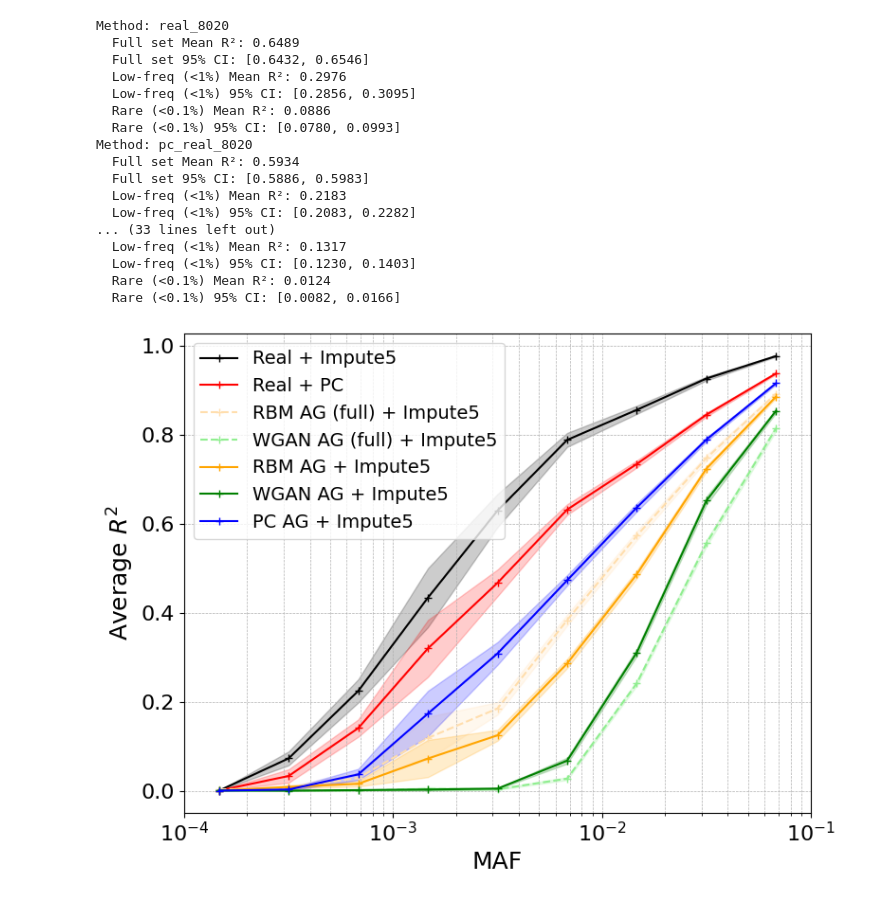
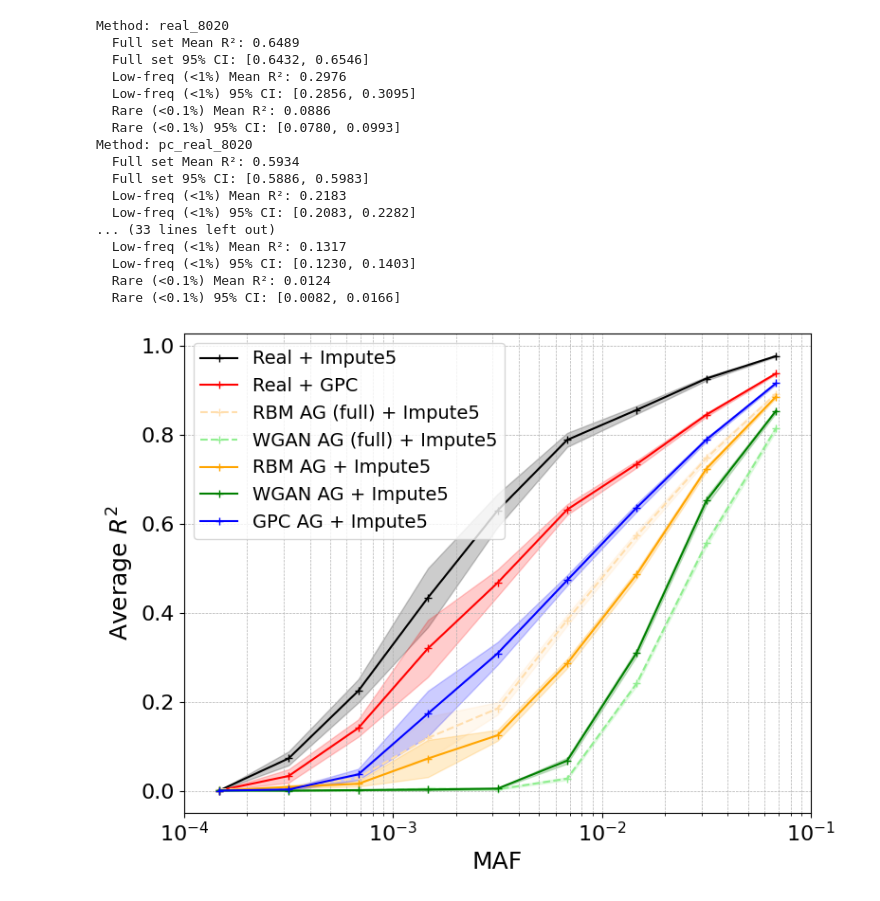
Before and after one commit to sriramlab/GPC, a Jupyter notebook: plots/impute/plot.ipynb, the cells around one changed output. Cells and saved outputs as stored; diff of their text form; code cells hidden in the pictures.

Commit message:
Update figure legends and add param files

```diff
--- a/plots/impute/plot.ipynb
+++ b/plots/impute/plot.ipynb
@@ -2,6 +2,8 @@
 import numpy as np
 import pandas as pd
 import matplotlib.pyplot as plt
+
+my_method_name = "GPC"
 
 # --- Settings ---
 num_bins = 9
@@ -12,8 +14,8 @@ all_methods = ['real_8020', 'pc_real_8020', 'rbm_full', 'wgan_full', 'rbm_8020',
 all_colors = ['black', 'r', 'navajowhite', 'lightgreen', 'orange', 'g', 'b']
 all_markers = ['+', '+', '+', '+', '+', '+', '+']
 all_labels = [
-    'Real + Impute5', 'Real + PC', 'RBM AG (full) + Impute5', 'WGAN AG (full) + Impute5',
-    'RBM AG + Impute5', 'WGAN AG + Impute5', 'PC AG + Impute5'
+    'Real + Impute5', f'Real + {my_method_name}', 'RBM AG (full) + Impute5', 'WGAN AG (full) + Impute5',
+    'RBM AG + Impute5', 'WGAN AG + Impute5', f'{my_method_name} AG + Impute5'
 ]
 all_linestyles = ['-', '-', '--', '--', '-', '-', '-']
 
@@ -95,34 +97,34 @@ for method_name, color, marker, label, linestyle in zip(all_methods, all_colors,
 
 # --- Plot formatting ---
 plt.xscale('log')
 plt.xticks([1e-4, 1e-3, 1e-2, 1e-1], [r"$10^{-4}$", r"$10^{-3}$", r"$10^{-2}$", r"$10^{-1}$"], fontsize=16)
 plt.yticks(fontsize=16)
 plt.xlabel('MAF', fontsize=18)
 plt.ylabel(r'Average $R^2$', fontsize=18)
 plt.grid(True, which='both', linestyle='--', linewidth=0.5)
 plt.legend(fontsize=14)
 plt.tight_layout()
 plt.savefig("results/plots/8020_bootstrap_ci.pdf", dpi=300, bbox_inches='tight')
 plt.show()
 # %% [output]
 Method: real_8020
   Full set Mean R²: 0.6489
   Full set 95% CI: [0.6432, 0.6546]
   Low-freq (<1%) Mean R²: 0.2976
   Low-freq (<1%) 95% CI: [0.2856, 0.3095]
   Rare (<0.1%) Mean R²: 0.0886
   Rare (<0.1%) 95% CI: [0.0780, 0.0993]
 Method: pc_real_8020
   Full set Mean R²: 0.5934
   Full set 95% CI: [0.5886, 0.5983]
   Low-freq (<1%) Mean R²: 0.2183
   Low-freq (<1%) 95% CI: [0.2083, 0.2282]
 ... (33 lines left out)
   Low-freq (<1%) Mean R²: 0.1317
   Low-freq (<1%) 95% CI: [0.1230, 0.1403]
   Rare (<0.1%) Mean R²: 0.0124
   Rare (<0.1%) 95% CI: [0.0082, 0.0166]
-[figure, old version]
+[figure, new version]
 # %%
 import numpy as np
 import pandas as pd
```
Also changed, not shown: parts of 8 cells of this notebook, 50 other files.
